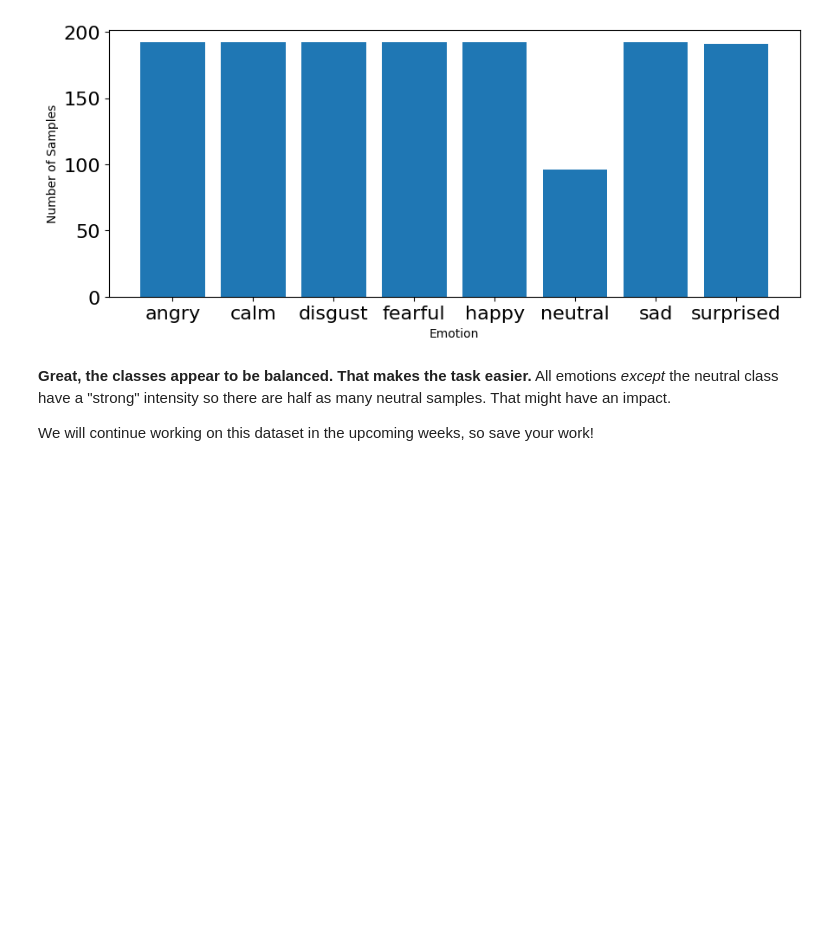
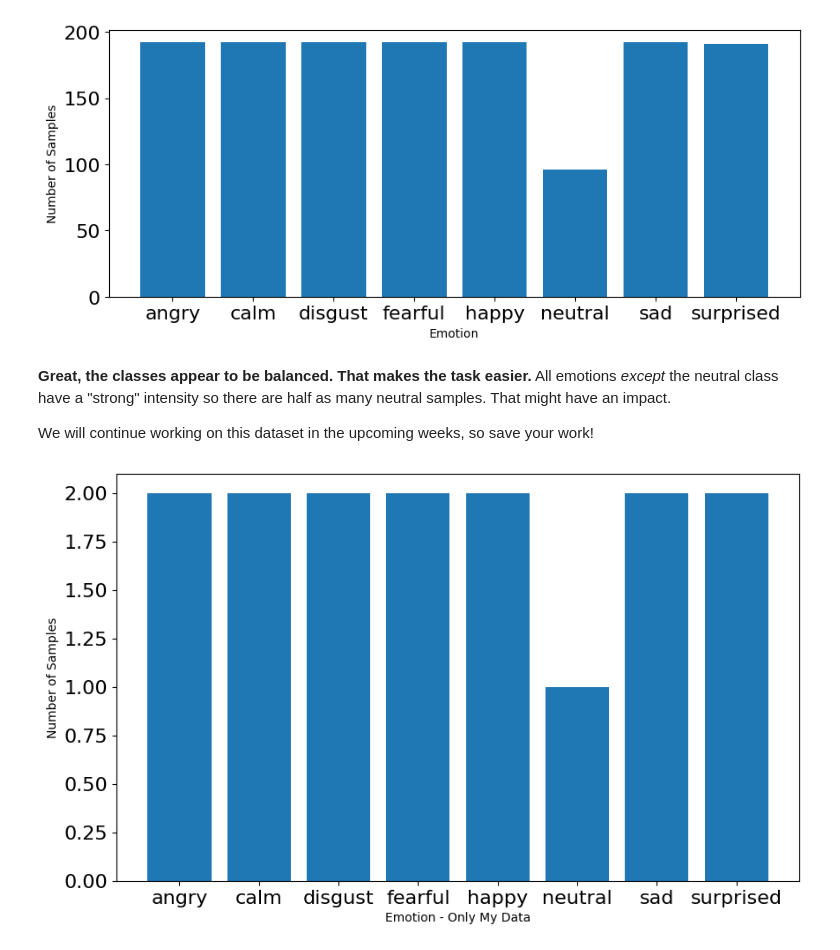
Before and after one commit to CN-EnsonYan/edu-sfu-iat360-Week2-DataPreprocessing, a Jupyter notebook: Week 2.ipynb, the cells around one changed output. Saved outputs shown, nothing was run; the diff lists cells and outputs as text; code cells hidden in the pictures; blank space fills up the shorter version.

Commit message:
Add: Me Only Data Graph.

```diff
--- a/Week 2.ipynb
+++ b/Week 2.ipynb
@@ -755,3 +755,23 @@ plt.show()
 **Great, the classes appear to be balanced. That makes the task easier.** All emotions _except_ the neutral class have a "strong" intensity so there are half as many neutral samples. That might have an impact.
 
 We will continue working on this dataset in the upcoming weeks, so save your work!
+# %%
+my_audio = glob('/content/drive/MyDrive/Colab Notebooks/SFU_IAT360/W2_Lab/Datasets/Audio Data/Actor_25/*.wav')
+my_emotions = []
+
+for file in my_audio:
+    file_name = os.path.basename(file)
+    emotion = emotions_dict[file_name.split("-")[2]]
+    my_emotions.append(emotion)
+
+emotion_list, count = np.unique(my_emotions, return_counts=True)
+
+plt.figure(figsize=(10,6))
+plt.bar(x=range(8), height=count)
+plt.xticks(ticks=range(8), labels = [emotion for emotion in emotion_list],fontsize=10)
+plt.xlabel('Emotion - Only My Data')
+plt.tick_params(labelsize=16)
+plt.ylabel('Number of Samples')
+plt.show()
+# %% [output]
+[figure, added]
```
